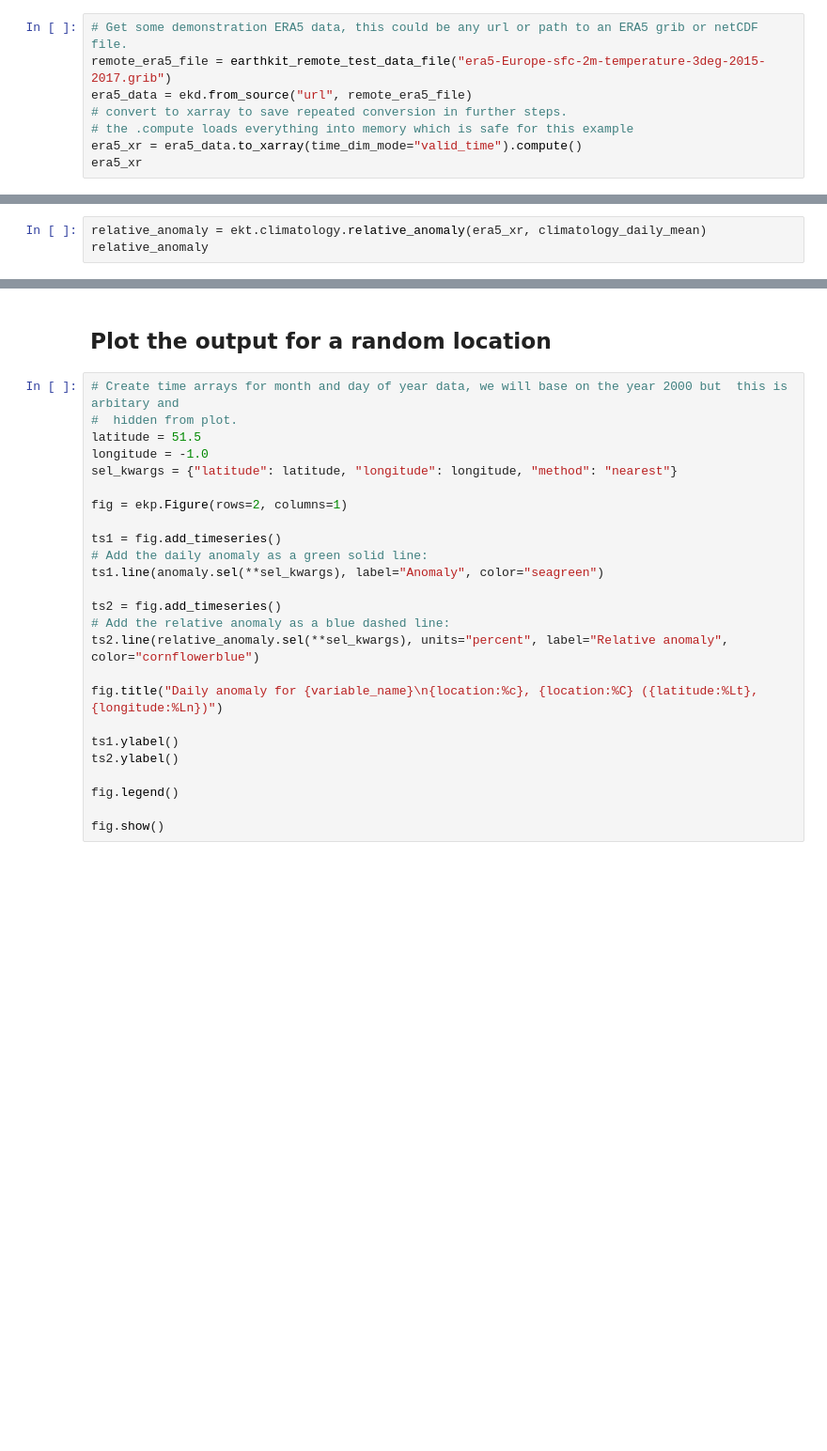
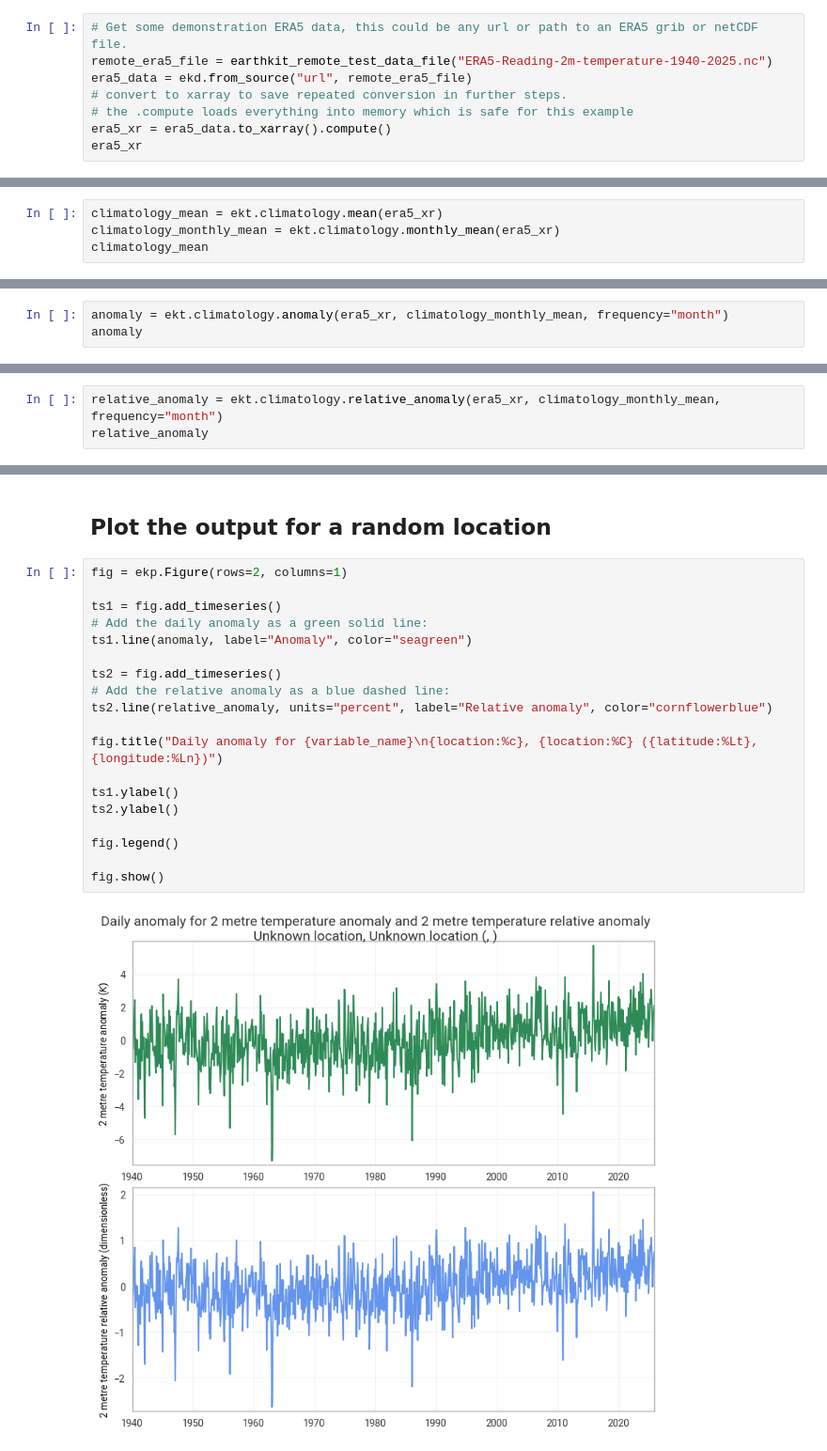
Before and after one commit to ecmwf/earthkit-transforms, a Jupyter notebook: docs/source/tutorials/climatology/02-era5-anomaly.ipynb, the cells around one changed output, grey strips where cells are left out. Shown at 94% size. Drawn from its saved outputs; the diff is of its cells as text; blank space fills up the shorter version.

```diff
--- a/docs/source/tutorials/climatology/02-era5-anomaly.ipynb
+++ b/docs/source/tutorials/climatology/02-era5-anomaly.ipynb
@@ -18,9 +18,9 @@ and use that data object for all subsequent steps. This also allows us to set so
 in the conversion to xarray instead of relying on the default options.
 # %%
 # Get some demonstration ERA5 data, this could be any url or path to an ERA5 grib or netCDF file.
-remote_era5_file = earthkit_remote_test_data_file("era5-Europe-sfc-2m-temperature-3deg-2015-2017.grib")
+remote_era5_file = earthkit_remote_test_data_file("ERA5-Reading-2m-temperature-1940-2025.nc")
 era5_data = ekd.from_source("url", remote_era5_file)
 # convert to xarray to save repeated conversion in further steps.
 # the .compute loads everything into memory which is safe for this example
-era5_xr = era5_data.to_xarray(time_dim_mode="valid_time").compute()
+era5_xr = era5_data.to_xarray().compute()
 era5_xr
@@ -31,0 +46,4 @@ climatology_daily_mean
+# %%
+climatology_mean = ekt.climatology.mean(era5_xr)
+climatology_monthly_mean = ekt.climatology.monthly_mean(era5_xr)
+climatology_mean
@@ -37,0 +90,3 @@ anomaly
+# %%
+anomaly = ekt.climatology.anomaly(era5_xr, climatology_monthly_mean, frequency="month")
+anomaly
@@ -38,3 +108,3 @@ anomaly
 # %%
-relative_anomaly = ekt.climatology.relative_anomaly(era5_xr, climatology_daily_mean)
+relative_anomaly = ekt.climatology.relative_anomaly(era5_xr, climatology_monthly_mean, frequency="month")
 relative_anomaly
@@ -41,27 +126,23 @@ relative_anomaly
 # %% [markdown]
 ## Plot the output for a random location
 # %%
-# Create time arrays for month and day of year data, we will base on the year 2000 but  this is arbitary and
-#  hidden from plot.
-latitude = 51.5
-longitude = -1.0
-sel_kwargs = {"latitude": latitude, "longitude": longitude, "method": "nearest"}
-
 fig = ekp.Figure(rows=2, columns=1)
 
 ts1 = fig.add_timeseries()
 # Add the daily anomaly as a green solid line:
-ts1.line(anomaly.sel(**sel_kwargs), label="Anomaly", color="seagreen")
+ts1.line(anomaly, label="Anomaly", color="seagreen")
 
 ts2 = fig.add_timeseries()
 # Add the relative anomaly as a blue dashed line:
-ts2.line(relative_anomaly.sel(**sel_kwargs), units="percent", label="Relative anomaly", color="cornflowerblue")
+ts2.line(relative_anomaly, units="percent", label="Relative anomaly", color="cornflowerblue")
 
 fig.title("Daily anomaly for {variable_name}\n{location:%c}, {location:%C} ({latitude:%Lt}, {longitude:%Ln})")
 
 ts1.ylabel()
 ts2.ylabel()
 
 fig.legend()
 
 fig.show()
+# %% [output]
+[figure, added]
```
Also changed, not shown: parts of 6 cells of this notebook, 3 other files.
